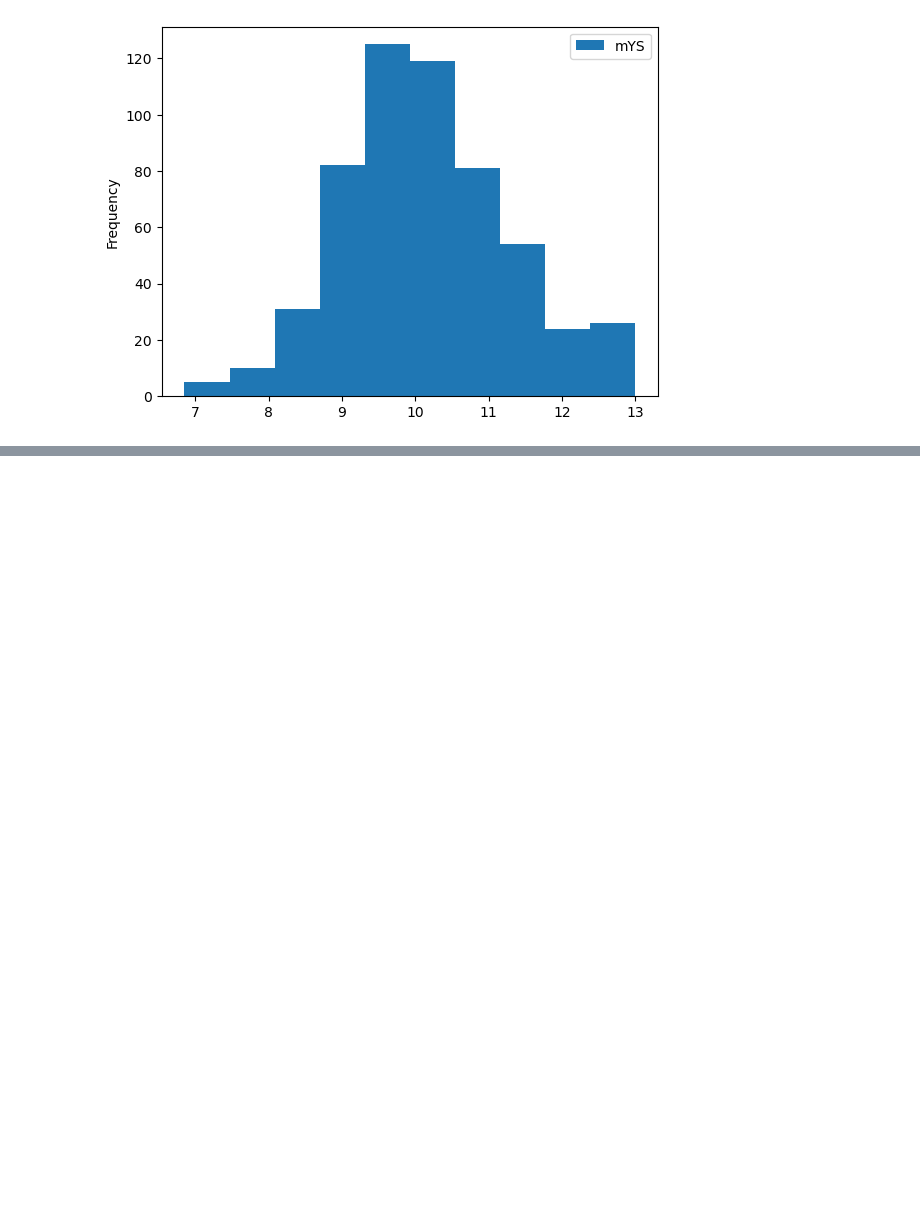
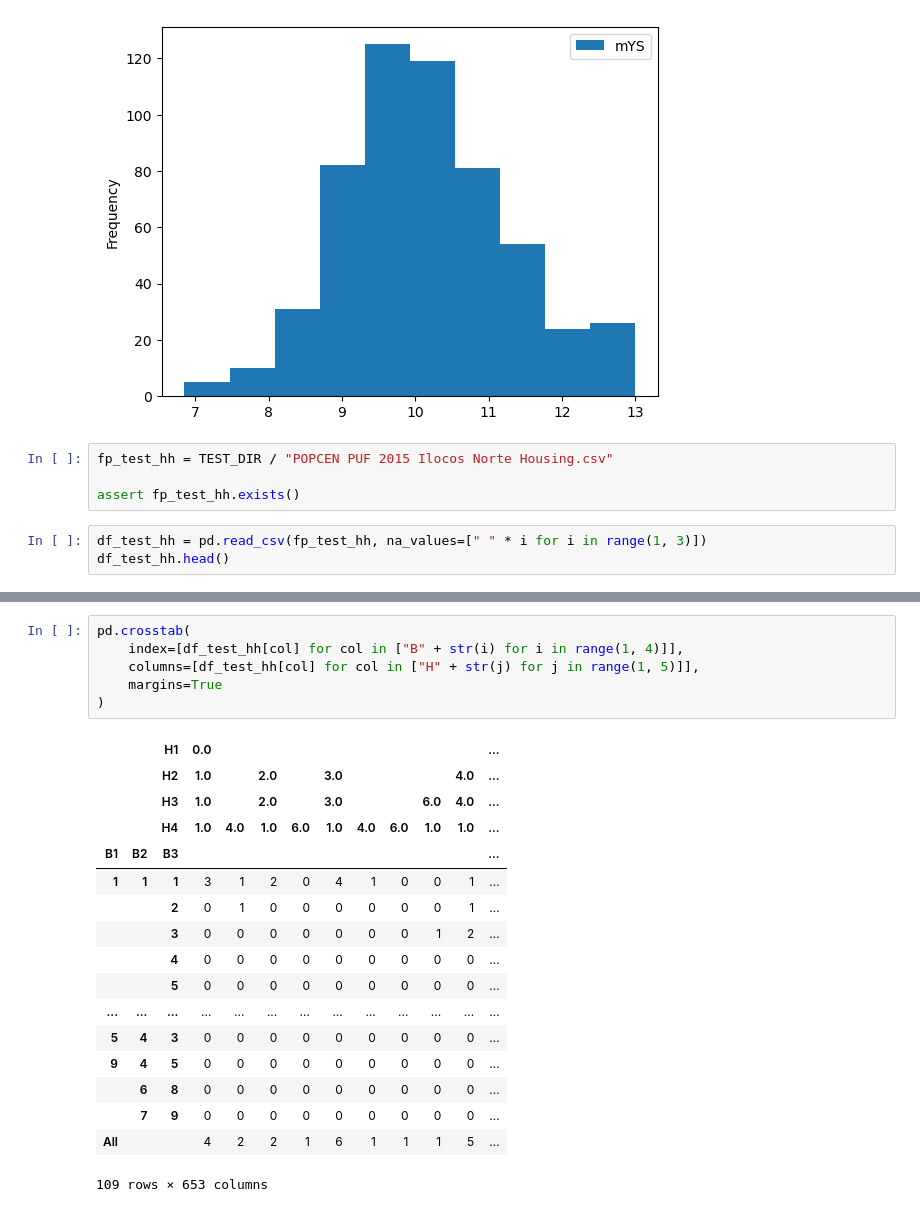
Before and after one commit to jeromemaiquez/psa_cph, a Jupyter notebook: notebooks/test.ipynb, the cells around one changed output, grey strips where cells are left out. Cells and saved outputs as stored; diff of their text form; blank space fills up the shorter version.

```diff
--- a/notebooks/test.ipynb
+++ b/notebooks/test.ipynb
@@ -187,3 +187,10 @@ df_popv_brgy.plot(
 # %% [output]
 <Axes: ylabel='Frequency'>
 [figure]
+# %%
+fp_test_hh = TEST_DIR / "POPCEN PUF 2015 Ilocos Norte Housing.csv"
+
+assert fp_test_hh.exists()
+# %%
+df_test_hh = pd.read_csv(fp_test_hh, na_values=[" " * i for i in range(1, 3)])
+df_test_hh.head()
@@ -189,0 +204,24 @@ df_popv_brgy.plot(
+# %%
+pd.crosstab(
+    index=[df_test_hh[col] for col in ["B" + str(i) for i in range(1, 4)]],
+    columns=[df_test_hh[col] for col in ["H" + str(j) for j in range(1, 5)]],
+    margins=True
+)
+# %% [output]
+|  |  | H1 | 0.0 |  |  |  |  |  |  |  |  | ... |
+|  |  | H2 | 1.0 |  | 2.0 |  | 3.0 |  |  |  | 4.0 | ... |
+|  |  | H3 | 1.0 |  | 2.0 |  | 3.0 |  |  | 6.0 | 4.0 | ... |
+|  |  | H4 | 1.0 | 4.0 | 1.0 | 6.0 | 1.0 | 4.0 | 6.0 | 1.0 | 1.0 | ... |
+| B1 | B2 | B3 |  |  |  |  |  |  |  |  |  | ... |
+| 1 | 1 | 1 | 3 | 1 | 2 | 0 | 4 | 1 | 0 | 0 | 1 | ... |
+|  |  | 2 | 0 | 1 | 0 | 0 | 0 | 0 | 0 | 0 | 1 | ... |
+|  |  | 3 | 0 | 0 | 0 | 0 | 0 | 0 | 0 | 1 | 2 | ... |
+|  |  | 4 | 0 | 0 | 0 | 0 | 0 | 0 | 0 | 0 | 0 | ... |
+|  |  | 5 | 0 | 0 | 0 | 0 | 0 | 0 | 0 | 0 | 0 | ... |
+| ... | ... | ... | ... | ... | ... | ... | ... | ... | ... | ... | ... | ... |
+| 5 | 4 | 3 | 0 | 0 | 0 | 0 | 0 | 0 | 0 | 0 | 0 | ... |
+| 9 | 4 | 5 | 0 | 0 | 0 | 0 | 0 | 0 | 0 | 0 | 0 | ... |
+|  | 6 | 8 | 0 | 0 | 0 | 0 | 0 | 0 | 0 | 0 | 0 | ... |
+|  | 7 | 9 | 0 | 0 | 0 | 0 | 0 | 0 | 0 | 0 | 0 | ... |
+| All |  |  | 4 | 2 | 2 | 1 | 6 | 1 | 1 | 1 | 5 | ... |
+109 rows × 653 columns
```
Also changed, not shown: parts of 2 cells of this notebook.
